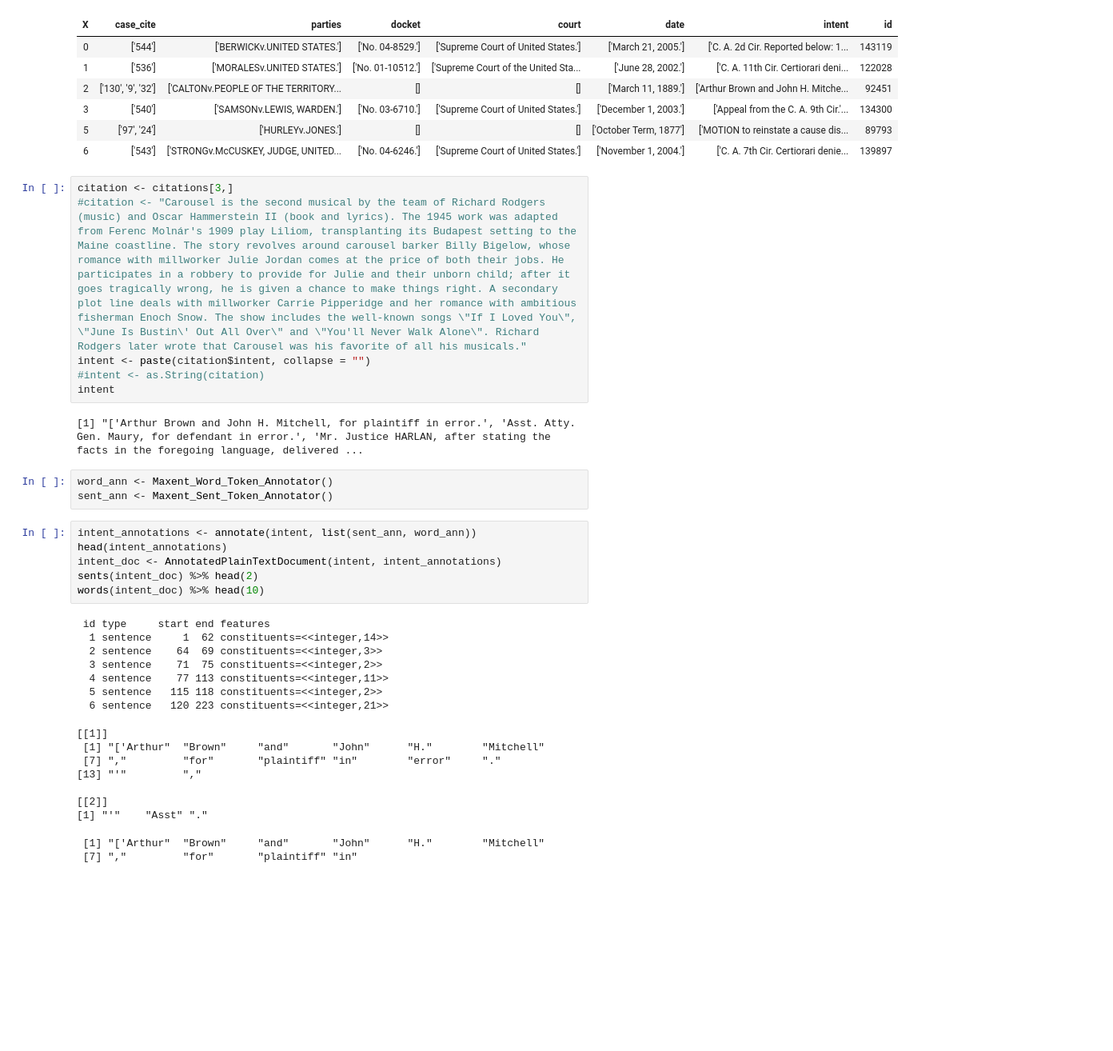
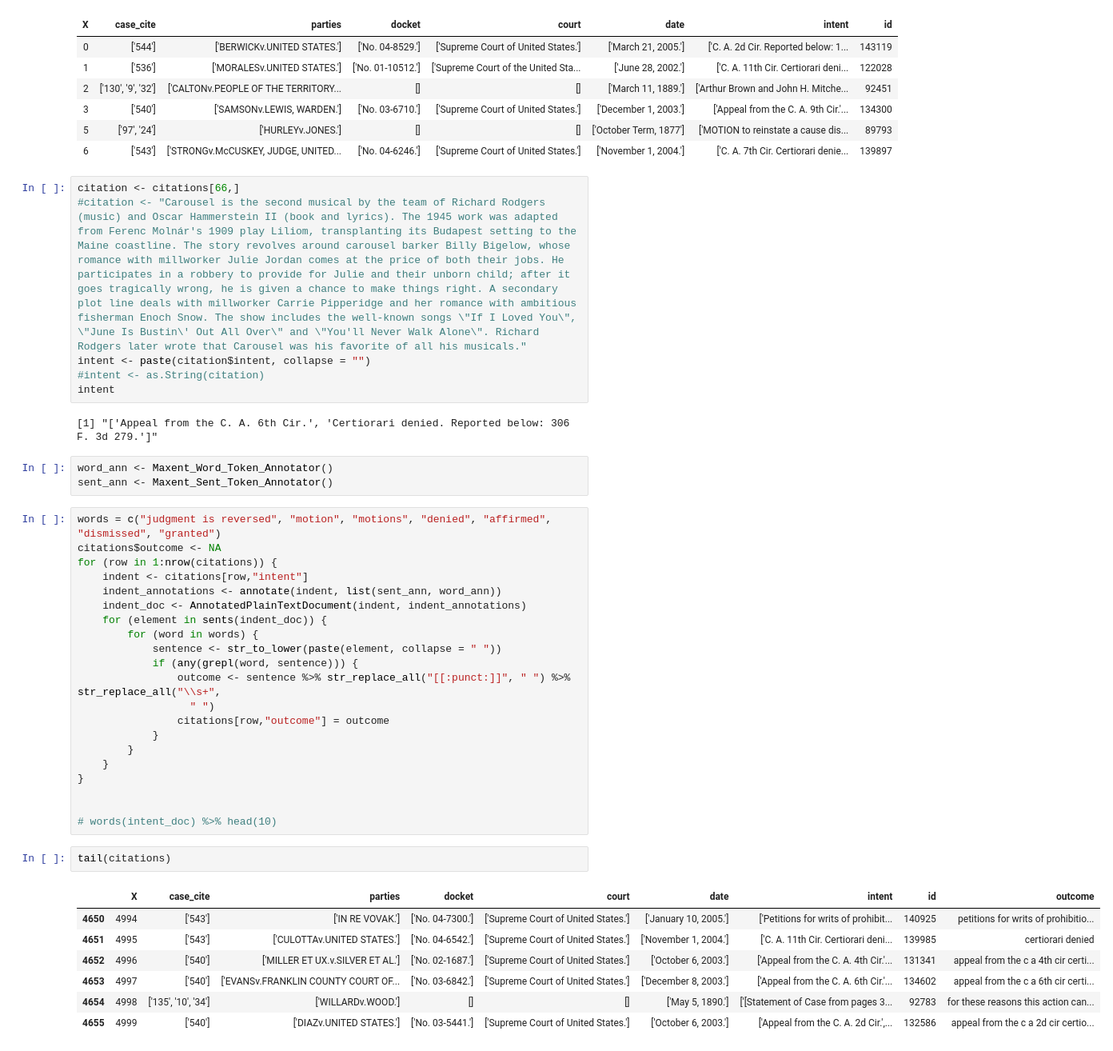
Before and after one commit to antoinegargot/Kent-School-Of-Law-Project, a Jupyter notebook: Name_entity_recognition.ipynb, the cells around one changed output. Shown at 80% size. Saved outputs shown, nothing was run; the diff lists cells and outputs as text; blank space fills up the shorter version.

Commit message:
adding outome sentence as a feature : TODO sentiment analysis of the outcome for partial labeling

```diff
--- a/Name_entity_recognition.ipynb
+++ b/Name_entity_recognition.ipynb
@@ -28,39 +25,47 @@ head(citations)
 | 5 | ['97', '24'] | ['HURLEYv.JONES.'] | [] | [] | ['October Term, 1877'] | ['MOTION to reinstate a cause dis... | 89793 |
 | 6 | ['543'] | ['STRONGv.McCUSKEY, JUDGE, UNITED... | ['No. 04-6246.'] | ['Supreme Court of United States.'] | ['November 1, 2004.'] | ['C. A. 7th Cir. Certiorari denie... | 139897 |
 # %%
-citation <- citations[3,]
+citation <- citations[66,]
 #citation <- "Carousel is the second musical by the team of Richard Rodgers (music) and Oscar Hammerstein II (book and lyrics). The 1945 work was adapted from Ferenc Molnár's 1909 play Liliom, transplanting its Budapest setting to the Maine coastline. The story revolves around carousel barker Billy Bigelow, whose romance with millworker Julie Jordan comes at the price of both their jobs. He participates in a robbery to provide for Julie and their unborn child; after it goes tragically wrong, he is given a chance to make things right. A secondary plot line deals with millworker Carrie Pipperidge and her romance with ambitious fisherman Enoch Snow. The show includes the well-known songs \"If I Loved You\", \"June Is Bustin\' Out All Over\" and \"You'll Never Walk Alone\". Richard Rodgers later wrote that Carousel was his favorite of all his musicals."
 intent <- paste(citation$intent, collapse = "")
 #intent <- as.String(citation)
 intent
 # %% [output]
-[1] "['Arthur Brown and John H. Mitchell, for plaintiff in error.', 'Asst. Atty. Gen. Maury, for defendant in error.', 'Mr. Justice HARLAN, after stating the facts in the foregoing language, delivered ...
+[1] "['Appeal from the C. A. 6th Cir.', 'Certiorari denied. Reported below: 306 F. 3d 279.']"
 # %%
 word_ann <- Maxent_Word_Token_Annotator()
 sent_ann <- Maxent_Sent_Token_Annotator()
-# %%
-intent_annotations <- annotate(intent, list(sent_ann, word_ann))
-head(intent_annotations)
-intent_doc <- AnnotatedPlainTextDocument(intent, intent_annotations)
-sents(intent_doc) %>% head(2)
-words(intent_doc) %>% head(10)
-# %% [output]
- id type     start end features
-  1 sentence     1  62 constituents=<<integer,14>>
-  2 sentence    64  69 constituents=<<integer,3>>
-  3 sentence    71  75 constituents=<<integer,2>>
-  4 sentence    77 113 constituents=<<integer,11>>
-  5 sentence   115 118 constituents=<<integer,2>>
-  6 sentence   120 223 constituents=<<integer,21>>
-[[1]]
- [1] "['Arthur"  "Brown"     "and"       "John"      "H."        "Mitchell"
- [7] ","         "for"       "plaintiff" "in"        "error"     "."
-[13] "'"         ","
-
-[[2]]
-[1] "'"    "Asst" "."
- [1] "['Arthur"  "Brown"     "and"       "John"      "H."        "Mitchell"
- [7] ","         "for"       "plaintiff" "in"
+# %%
+words = c("judgment is reversed", "motion", "motions", "denied", "affirmed", "dismissed", "granted")
+citations$outcome <- NA
+for (row in 1:nrow(citations)) {
+    indent <- citations[row,"intent"]
+    indent_annotations <- annotate(indent, list(sent_ann, word_ann))
+    indent_doc <- AnnotatedPlainTextDocument(indent, indent_annotations)
+    for (element in sents(indent_doc)) {
+        for (word in words) {
+            sentence <- str_to_lower(paste(element, collapse = " "))
+            if (any(grepl(word, sentence))) {
+                outcome <- sentence %>% str_replace_all("[[:punct:]]", " ") %>% str_replace_all("\\s+",
+                  " ")
+                citations[row,"outcome"] = outcome
+            }
+        }
+    }
+}
+
+
+# words(intent_doc) %>% head(10)
+# %%
+tail(citations)
+# %% [output]
+|  | X | case_cite | parties | docket | court | date | intent | id | outcome |
+| 4650 | 4994 | ['543'] | ['IN RE VOVAK.'] | ['No. 04-7300.'] | ['Supreme Court of United States.'] | ['January 10, 2005.'] | ['Petitions for writs of prohibit... | 140925 | petitions for writs of prohibitio... |
+| 4651 | 4995 | ['543'] | ['CULOTTAv.UNITED STATES.'] | ['No. 04-6542.'] | ['Supreme Court of United States.'] | ['November 1, 2004.'] | ['C. A. 11th Cir. Certiorari deni... | 139985 | certiorari denied |
+| 4652 | 4996 | ['540'] | ['MILLER ET UX.v.SILVER ET AL.'] | ['No. 02-1687.'] | ['Supreme Court of United States.'] | ['October 6, 2003.'] | ['Appeal from the C. A. 4th Cir.'... | 131341 | appeal from the c a 4th cir certi... |
+| 4653 | 4997 | ['540'] | ['EVANSv.FRANKLIN COUNTY COURT OF... | ['No. 03-6842.'] | ['Supreme Court of United States.'] | ['December 8, 2003.'] | ['Appeal from the C. A. 6th Cir.'... | 134602 | appeal from the c a 6th cir certi... |
+| 4654 | 4998 | ['135', '10', '34'] | ['WILLARDv.WOOD.'] | [] | [] | ['May 5, 1890.'] | ['[Statement of Case from pages 3... | 92783 | for these reasons this action can... |
+| 4655 | 4999 | ['540'] | ['DIAZv.UNITED STATES.'] | ['No. 03-5441.'] | ['Supreme Court of United States.'] | ['October 6, 2003.'] | ['Appeal from the C. A. 2d Cir.',... | 132586 | appeal from the c a 2d cir certio... |
 # %%
 person_ann <- Maxent_Entity_Annotator(kind = "person")
 location_ann <- Maxent_Entity_Annotator(kind = "location")
```
Also changed, not shown: parts of 2 cells of this notebook.
